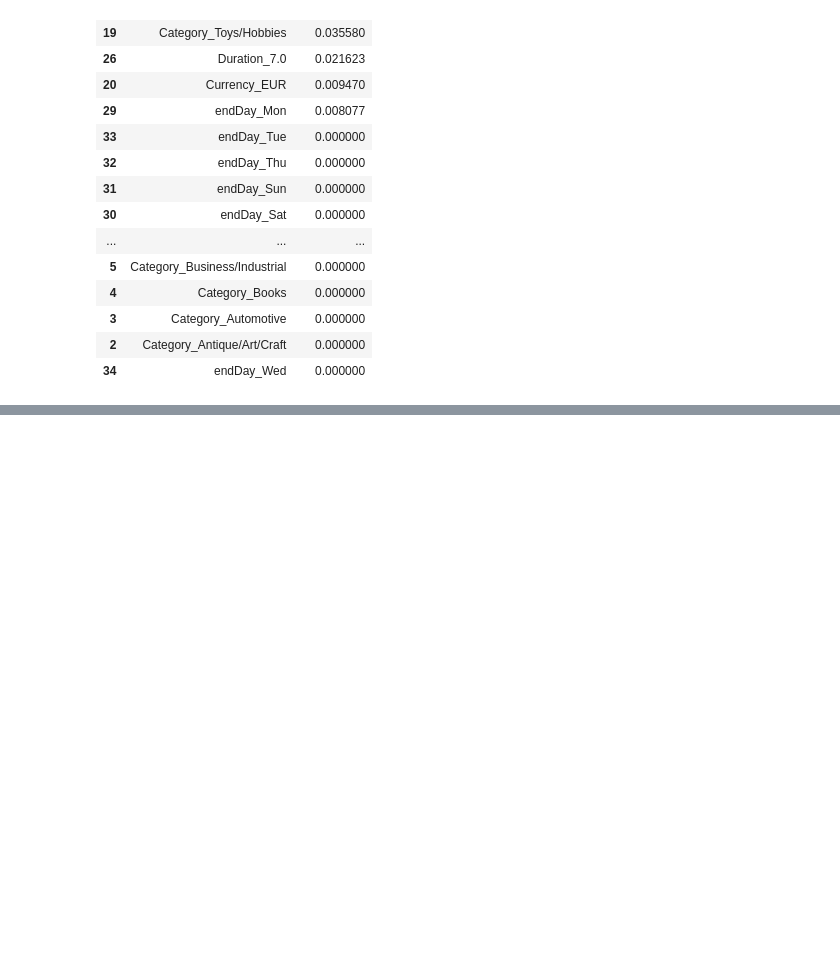
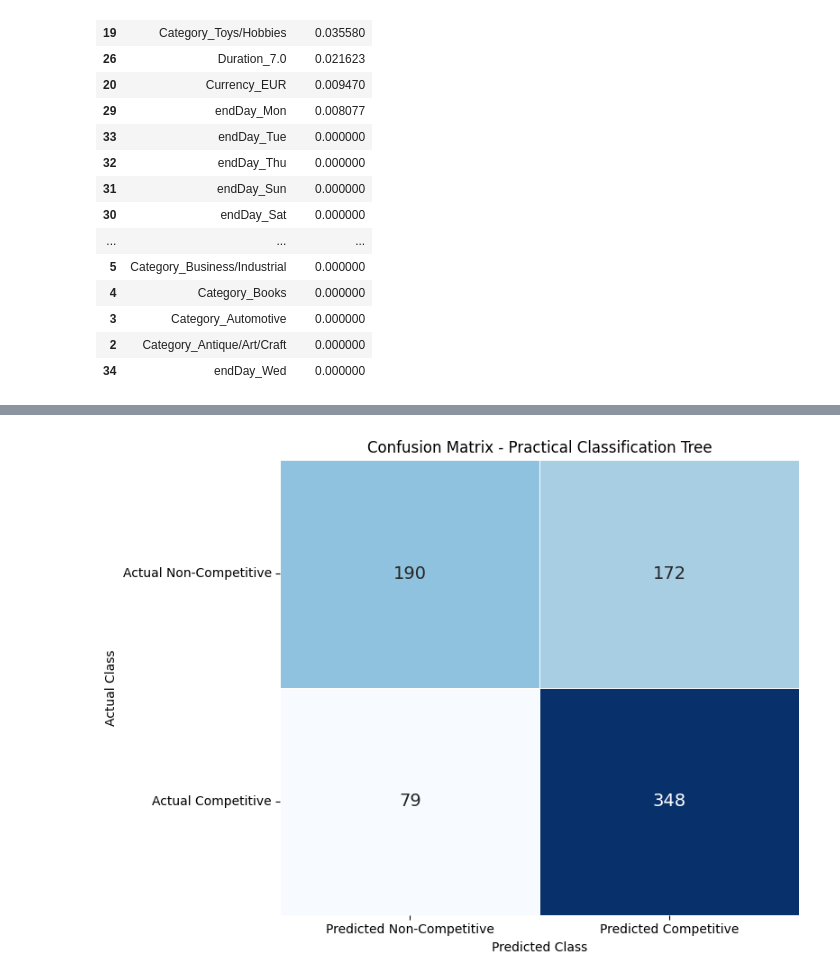
Before and after one commit to janniaq/8413_GA2, a Jupyter notebook: RSM8413_GA2_eBay_Auctions.ipynb, the cells around one changed output, grey strips where cells are left out. Saved outputs shown, nothing was run; the diff lists cells and outputs as text; code cells hidden in the pictures; blank space fills up the shorter version.

```diff
--- a/RSM8413_GA2_eBay_Auctions.ipynb
+++ b/RSM8413_GA2_eBay_Auctions.ipynb
@@ -781,0 +968,30 @@ plt.show()
+# %%
+plt.figure(figsize=(8, 6))
+
+sns.heatmap(
+    classification_table,
+    annot=True,
+    fmt="d",
+    cmap="Blues",
+    cbar=False,
+    linewidths=0.5,
+    annot_kws={"size": 14}
+)
+
+plt.title(
+    "Confusion Matrix - Practical Classification Tree"
+)
+plt.xlabel("Predicted Class")
+plt.ylabel("Actual Class")
+plt.xticks(rotation=0)
+plt.yticks(rotation=0)
+
+plt.tight_layout()
+plt.savefig(
+    "practical_tree_confusion_matrix.png",
+    dpi=300,
+    bbox_inches="tight"
+)
+plt.show()
+# %% [output]
+[figure, added]
```
Also changed, not shown: parts of 24 cells of this notebook, 3 other files.
